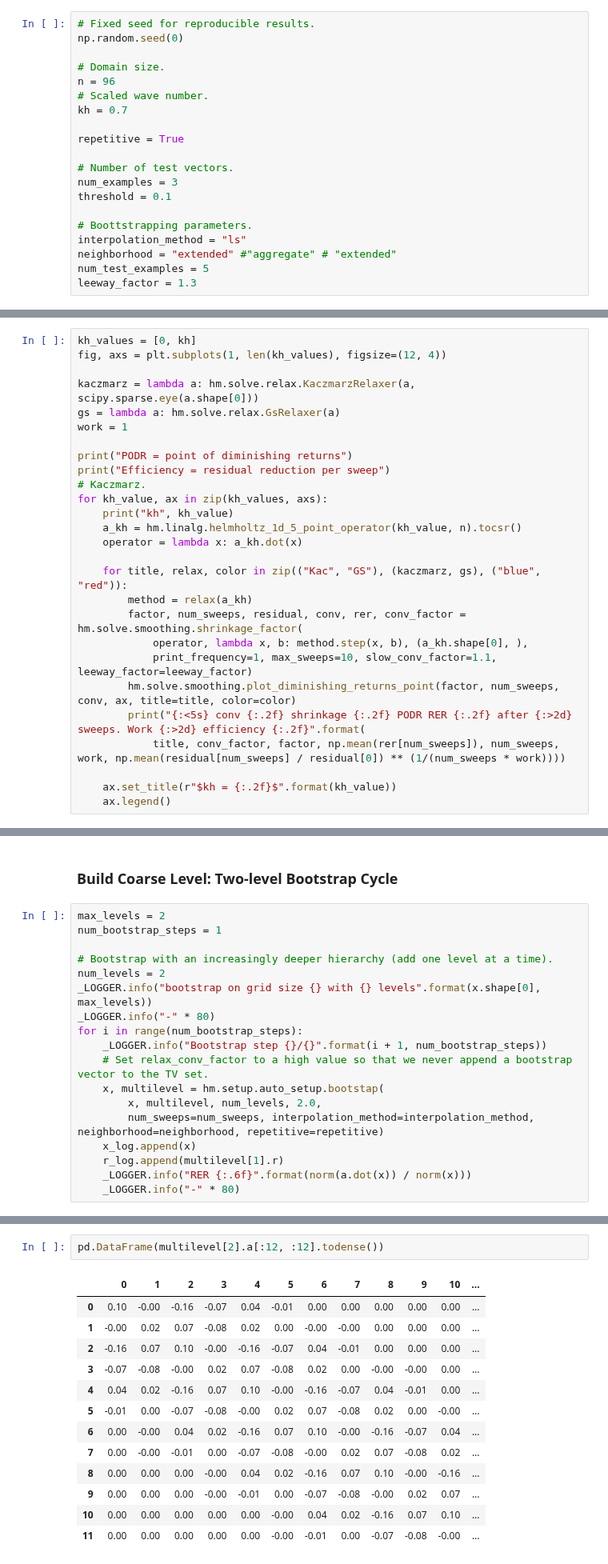
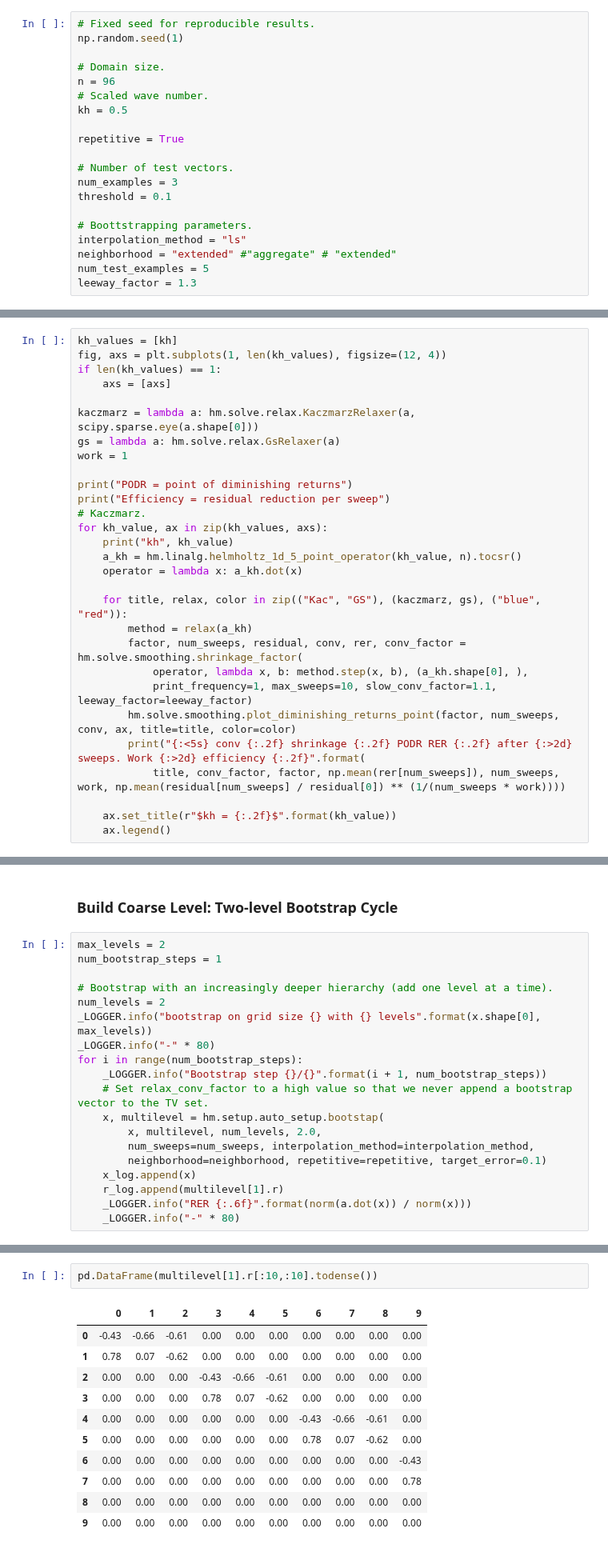
Before and after one commit to 436ahsan/Helmholtz, a Jupyter notebook: notebooks/multilevel_repetitive_alignment.ipynb, the cells around one changed output, grey strips where cells are left out. Shown at 80% size. Saved outputs shown, nothing was run; the diff lists cells and outputs as text.

```diff
--- a/notebooks/multilevel_repetitive_alignment.ipynb
+++ b/notebooks/multilevel_repetitive_alignment.ipynb
@@ -38,11 +40,11 @@ _LOGGER = logger
 # %%
 # Fixed seed for reproducible results.
-np.random.seed(0)
+np.random.seed(1)
 
 # Domain size.
 n = 96
 # Scaled wave number.
-kh = 0.7
+kh = 0.5
 
 repetitive = True
 
@@ -68,8 +70,10 @@ Given an iterative method, we can calculate whether it's a good smoothing candid
 # %% [markdown]
 ### Relaxation Shrinkage Factor
 # %%
-kh_values = [0, kh]
+kh_values = [kh]
 fig, axs = plt.subplots(1, len(kh_values), figsize=(12, 4))
+if len(kh_values) == 1:
+    axs = [axs]
 
 kaczmarz = lambda a: hm.solve.relax.KaczmarzRelaxer(a, scipy.sparse.eye(a.shape[0]))
 gs = lambda a: hm.solve.relax.GsRelaxer(a)
@@ -213,7 +211,8 @@ for i in range(num_bootstrap_steps):
     # Set relax_conv_factor to a high value so that we never append a bootstrap vector to the TV set.
     x, multilevel = hm.setup.auto_setup.bootstap(
         x, multilevel, num_levels, 2.0,
-        num_sweeps=num_sweeps, interpolation_method=interpolation_method, neighborhood=neighborhood, repetitive=repetitive)
+        num_sweeps=num_sweeps, interpolation_method=interpolation_method,
+        neighborhood=neighborhood, repetitive=repetitive, target_error=0.1)
     x_log.append(x)
     r_log.append(multilevel[1].r)
     _LOGGER.info("RER {:.6f}".format(norm(a.dot(x)) / norm(x)))
@@ -519,16 +285,14 @@ pd.DataFrame(multilevel[1].p[:10,:10].todense())
 # %%
-pd.DataFrame(multilevel[2].a[:12, :12].todense())
+pd.DataFrame(multilevel[1].r[:10,:10].todense())
 # %% [output]
-|  | 0 | 1 | 2 | 3 | 4 | 5 | 6 | 7 | 8 | 9 | 10 | ... |
-| 0 | 0.10 | -0.00 | -0.16 | -0.07 | 0.04 | -0.01 | 0.00 | 0.00 | 0.00 | 0.00 | 0.00 | ... |
-| 1 | -0.00 | 0.02 | 0.07 | -0.08 | 0.02 | 0.00 | -0.00 | -0.00 | 0.00 | 0.00 | 0.00 | ... |
-| 2 | -0.16 | 0.07 | 0.10 | -0.00 | -0.16 | -0.07 | 0.04 | -0.01 | 0.00 | 0.00 | 0.00 | ... |
-| 3 | -0.07 | -0.08 | -0.00 | 0.02 | 0.07 | -0.08 | 0.02 | 0.00 | -0.00 | -0.00 | 0.00 | ... |
-| 4 | 0.04 | 0.02 | -0.16 | 0.07 | 0.10 | -0.00 | -0.16 | -0.07 | 0.04 | -0.01 | 0.00 | ... |
-| 5 | -0.01 | 0.00 | -0.07 | -0.08 | -0.00 | 0.02 | 0.07 | -0.08 | 0.02 | 0.00 | -0.00 | ... |
-| 6 | 0.00 | -0.00 | 0.04 | 0.02 | -0.16 | 0.07 | 0.10 | -0.00 | -0.16 | -0.07 | 0.04 | ... |
-| 7 | 0.00 | -0.00 | -0.01 | 0.00 | -0.07 | -0.08 | -0.00 | 0.02 | 0.07 | -0.08 | 0.02 | ... |
-| 8 | 0.00 | 0.00 | 0.00 | -0.00 | 0.04 | 0.02 | -0.16 | 0.07 | 0.10 | -0.00 | -0.16 | ... |
-| 9 | 0.00 | 0.00 | 0.00 | -0.00 | -0.01 | 0.00 | -0.07 | -0.08 | -0.00 | 0.02 | 0.07 | ... |
-| 10 | 0.00 | 0.00 | 0.00 | 0.00 | 0.00 | -0.00 | 0.04 | 0.02 | -0.16 | 0.07 | 0.10 | ... |
-| 11 | 0.00 | 0.00 | 0.00 | 0.00 | 0.00 | -0.00 | -0.01 | 0.00 | -0.07 | -0.08 | -0.00 | ... |
+|  | 0 | 1 | 2 | 3 | 4 | 5 | 6 | 7 | 8 | 9 |
+| 0 | -0.43 | -0.66 | -0.61 | 0.00 | 0.00 | 0.00 | 0.00 | 0.00 | 0.00 | 0.00 |
+| 1 | 0.78 | 0.07 | -0.62 | 0.00 | 0.00 | 0.00 | 0.00 | 0.00 | 0.00 | 0.00 |
+| 2 | 0.00 | 0.00 | 0.00 | -0.43 | -0.66 | -0.61 | 0.00 | 0.00 | 0.00 | 0.00 |
+| 3 | 0.00 | 0.00 | 0.00 | 0.78 | 0.07 | -0.62 | 0.00 | 0.00 | 0.00 | 0.00 |
+| 4 | 0.00 | 0.00 | 0.00 | 0.00 | 0.00 | 0.00 | -0.43 | -0.66 | -0.61 | 0.00 |
+| 5 | 0.00 | 0.00 | 0.00 | 0.00 | 0.00 | 0.00 | 0.78 | 0.07 | -0.62 | 0.00 |
+| 6 | 0.00 | 0.00 | 0.00 | 0.00 | 0.00 | 0.00 | 0.00 | 0.00 | 0.00 | -0.43 |
+| 7 | 0.00 | 0.00 | 0.00 | 0.00 | 0.00 | 0.00 | 0.00 | 0.00 | 0.00 | 0.78 |
+| 8 | 0.00 | 0.00 | 0.00 | 0.00 | 0.00 | 0.00 | 0.00 | 0.00 | 0.00 | 0.00 |
+| 9 | 0.00 | 0.00 | 0.00 | 0.00 | 0.00 | 0.00 | 0.00 | 0.00 | 0.00 | 0.00 |
```
Also changed, not shown: parts of 75 cells of this notebook, 7 other files.
